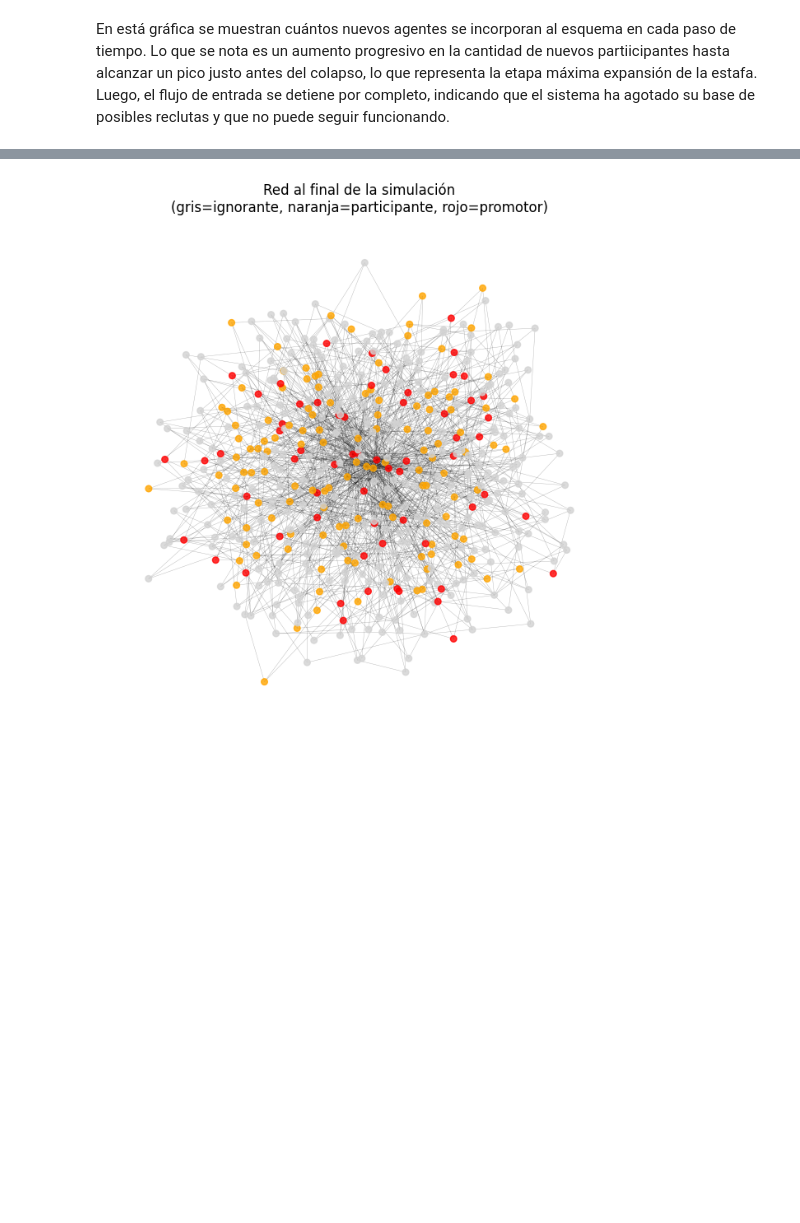
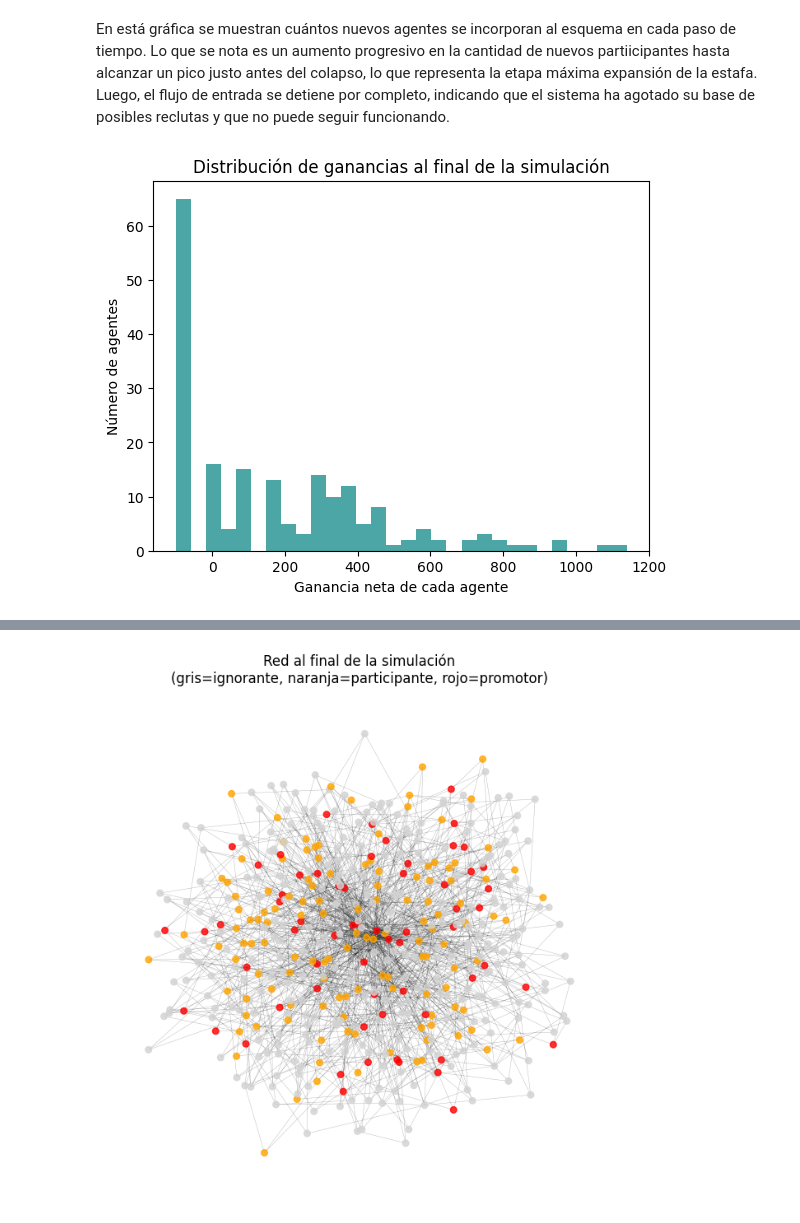
Before and after one commit to DiegoGarV/proyecto-modsim, a Jupyter notebook: proyecto.ipynb, the cells around one changed output, grey strips where cells are left out. Cells and saved outputs as stored; diff of their text form; code cells hidden in the pictures; blank space fills up the shorter version.

Commit message:
feat: add Distribución de ganancias al final de la simulación, Momento de ingreso a la estafa

```diff
--- a/proyecto.ipynb
+++ b/proyecto.ipynb
@@ -337,3 +337,12 @@ plt.show()
 [figure]
 # %% [markdown]
 En está gráfica se muestran cuántos nuevos agentes se incorporan al esquema en cada paso de tiempo. Lo que se nota es un aumento progresivo en la cantidad de nuevos partiicipantes hasta alcanzar un pico justo antes del colapso, lo que representa la etapa máxima expansión de la estafa. Luego, el flujo de entrada se detiene por completo, indicando que el sistema ha agotado su base de posibles reclutas y que no puede seguir funcionando.
+# %%
+ganancias = [a["ganancia"] for _, a in G.nodes(data=True) if a["estado"] != "ignorante"]
+plt.hist(ganancias, bins=30, color="teal", alpha=0.7)
+plt.title("Distribución de ganancias al final de la simulación")
+plt.xlabel("Ganancia neta de cada agente")
+plt.ylabel("Número de agentes")
+plt.show()
+# %% [output]
+[figure, added]
```
Also changed, not shown: parts of 2 cells of this notebook.
